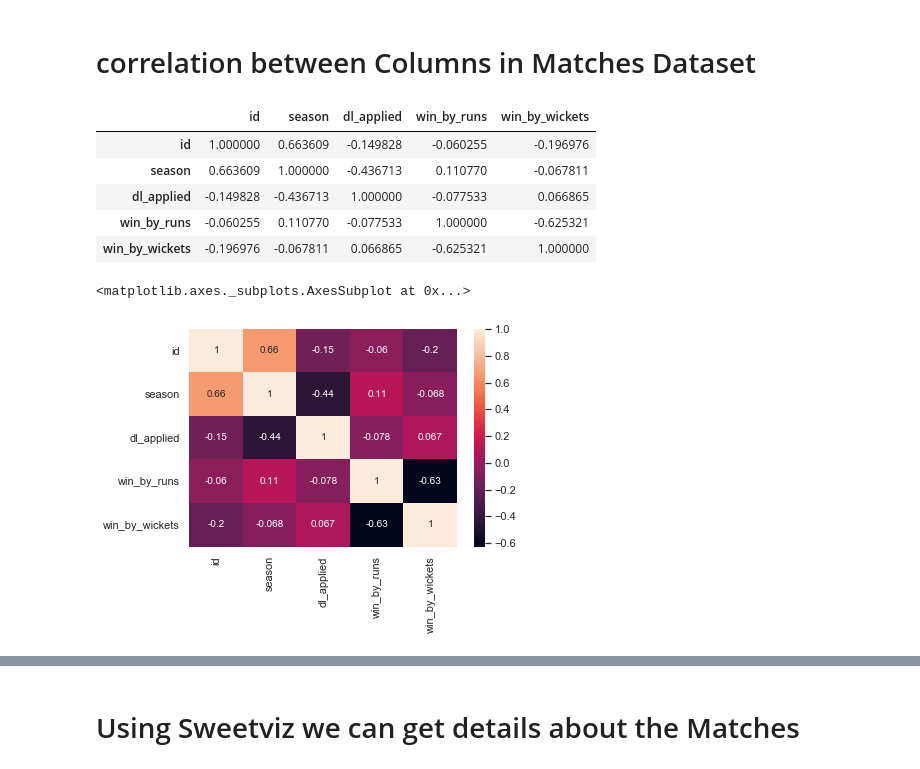
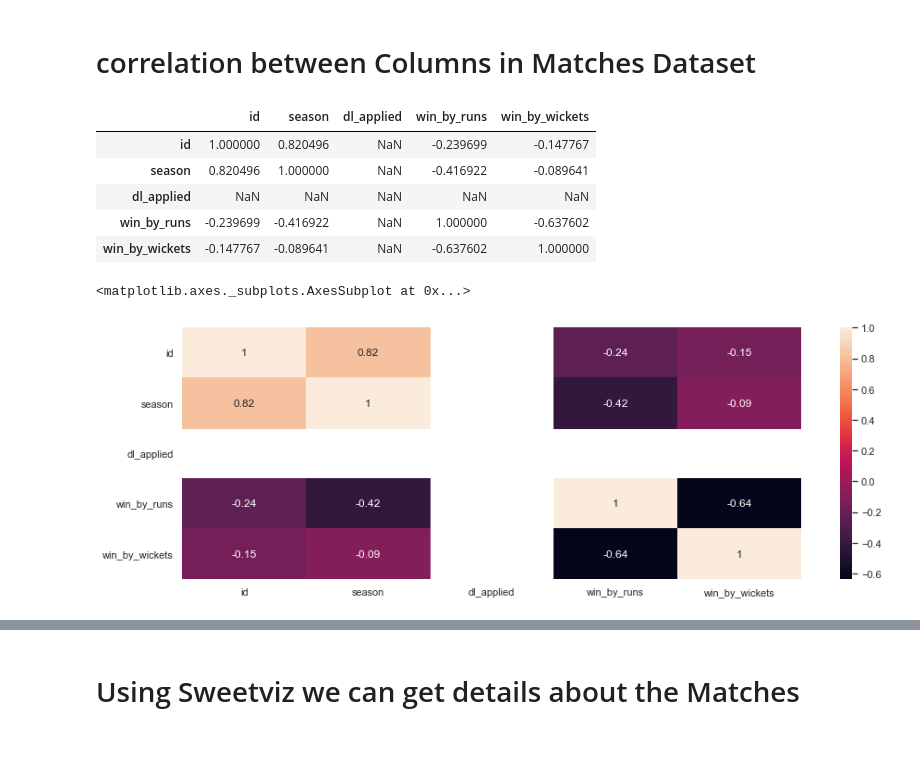
Before and after one commit to prajwal-kv/INTERNSHIP, a Jupyter notebook: DC_KXIP.ipynb, the cells around one changed output, grey strips where cells are left out. Drawn from its saved outputs; the diff is of its cells as text; code cells hidden in the pictures.

```diff
--- a/DC_KXIP.ipynb
+++ b/DC_KXIP.ipynb
@@ -157,2 +154,0 @@ sns.heatmap(Matchess.isnull(),yticklabels=False,cbar=False,cmap='PiYG')
-# %%
-Matches.replace('Delhi Daredevils','Delhi Capitals',inplace=True)
@@ -346,0 +157,3 @@ sns.countplot(x='winner',data=KXIP_DC)
+# %%
+KXIP_RR1=Matches.loc[(Matches['team1']=='Rajasthan Royals')&(Matches['team2'] =='Kings XI Punjab')]
+KXIP_RR1
@@ -346,0 +171,2 @@ sns.countplot(x='winner',data=KXIP_DC)
+# %%
+KXIP_RR2=Matches.loc[(Matches['team2']=='Rajasthan Royals')&(Matches['team1'] =='Kings XI Punjab')]
@@ -346,0 +187,2 @@ sns.countplot(x='winner',data=KXIP_DC)
+# %%
+KXIP_RR=KXIP_RR1.append(KXIP_RR2)
@@ -347,17 +322,17 @@ sns.countplot(x='winner',data=KXIP_DC)
 # %% [markdown]
 # correlation between Columns in Matches Dataset
 # %%
-KXIP_DC.corr()
+KXIP_RR.corr()
 # %% [output]
 |  | id | season | dl_applied | win_by_runs | win_by_wickets |
-| id | 1.000000 | 0.663609 | -0.149828 | -0.060255 | -0.196976 |
-| season | 0.663609 | 1.000000 | -0.436713 | 0.110770 | -0.067811 |
-| dl_applied | -0.149828 | -0.436713 | 1.000000 | -0.077533 | 0.066865 |
-| win_by_runs | -0.060255 | 0.110770 | -0.077533 | 1.000000 | -0.625321 |
-| win_by_wickets | -0.196976 | -0.067811 | 0.066865 | -0.625321 | 1.000000 |
+| id | 1.000000 | 0.820496 | NaN | -0.239699 | -0.147767 |
+| season | 0.820496 | 1.000000 | NaN | -0.416922 | -0.089641 |
+| dl_applied | NaN | NaN | NaN | NaN | NaN |
+| win_by_runs | -0.239699 | -0.416922 | NaN | 1.000000 | -0.637602 |
+| win_by_wickets | -0.147767 | -0.089641 | NaN | -0.637602 | 1.000000 |
 # %%
-sns.heatmap(KXIP_DC.corr(),yticklabels=True,annot=True)
+sns.heatmap(KXIP_RR.corr(),yticklabels=True,annot=True)
 # %% [output]
 <matplotlib.axes._subplots.AxesSubplot at 0x...>
-[figure, old version]
+[figure, new version]
 # %%
```
Also changed, not shown: parts of 285 cells of this notebook.
